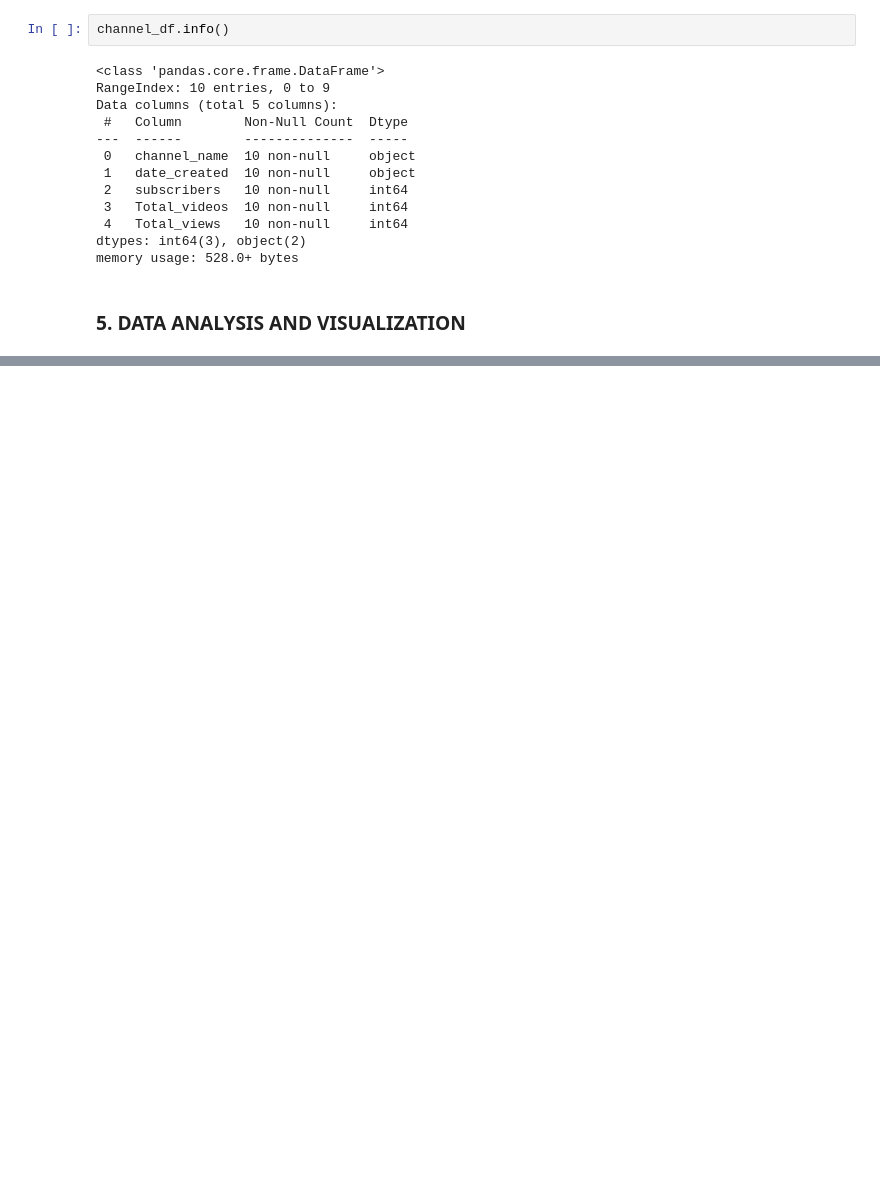
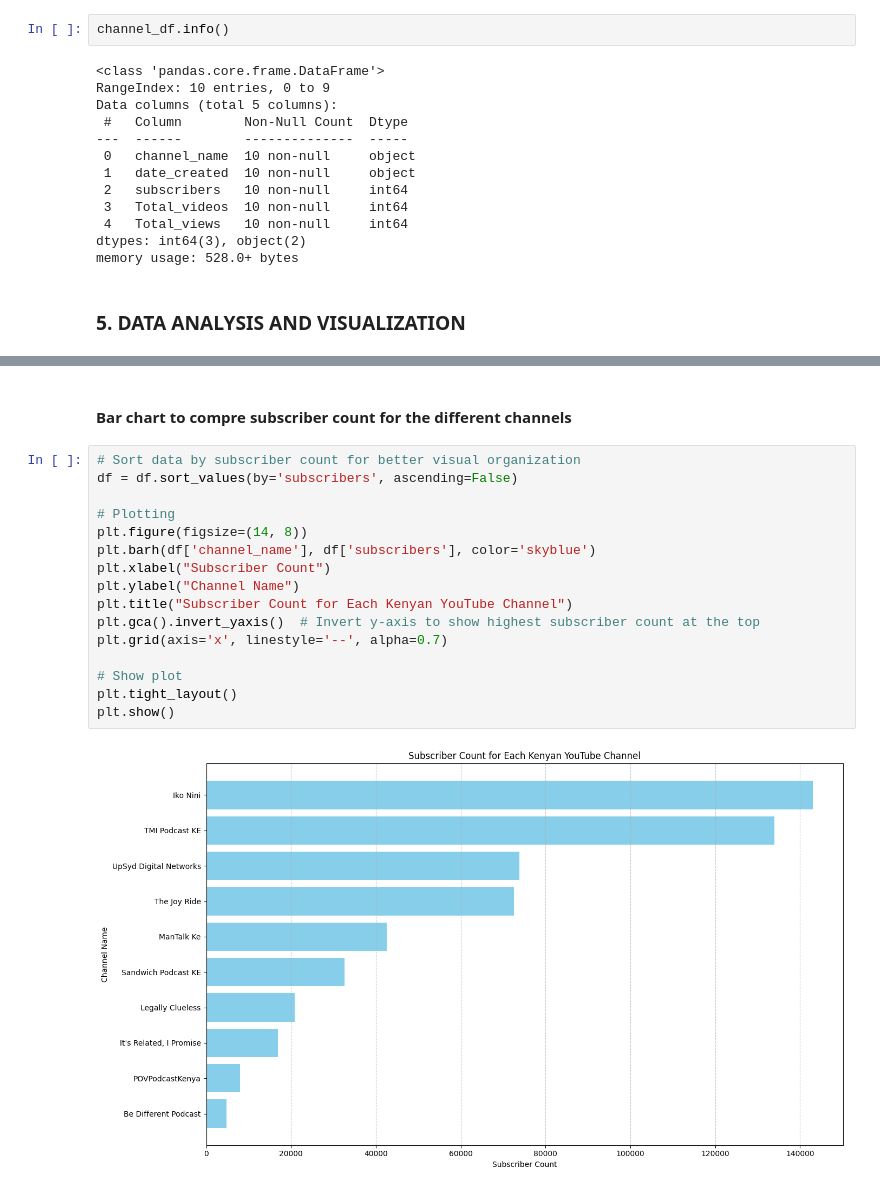
Before and after one commit to monicahatis/Kenya-Podcast-analysis, a Jupyter notebook: podcasts.ipynb, the cells around one changed output, grey strips where cells are left out. Saved outputs shown, nothing was run; the diff lists cells and outputs as text; blank space fills up the shorter version.

```diff
--- a/podcasts.ipynb
+++ b/podcasts.ipynb
@@ -191,0 +205,20 @@ memory usage: 528.0+ bytes
+# %% [markdown]
+#### Bar chart to compre subscriber count for the different channels
+# %%
+# Sort data by subscriber count for better visual organization
+df = df.sort_values(by='subscribers', ascending=False)
+
+# Plotting
+plt.figure(figsize=(14, 8))
+plt.barh(df['channel_name'], df['subscribers'], color='skyblue')
+plt.xlabel("Subscriber Count")
+plt.ylabel("Channel Name")
+plt.title("Subscriber Count for Each Kenyan YouTube Channel")
+plt.gca().invert_yaxis()  # Invert y-axis to show highest subscriber count at the top
+plt.grid(axis='x', linestyle='--', alpha=0.7)
+
+# Show plot
+plt.tight_layout()
+plt.show()
+# %% [output]
+[figure, added]
```
Also changed, not shown: parts of 28 cells of this notebook.
